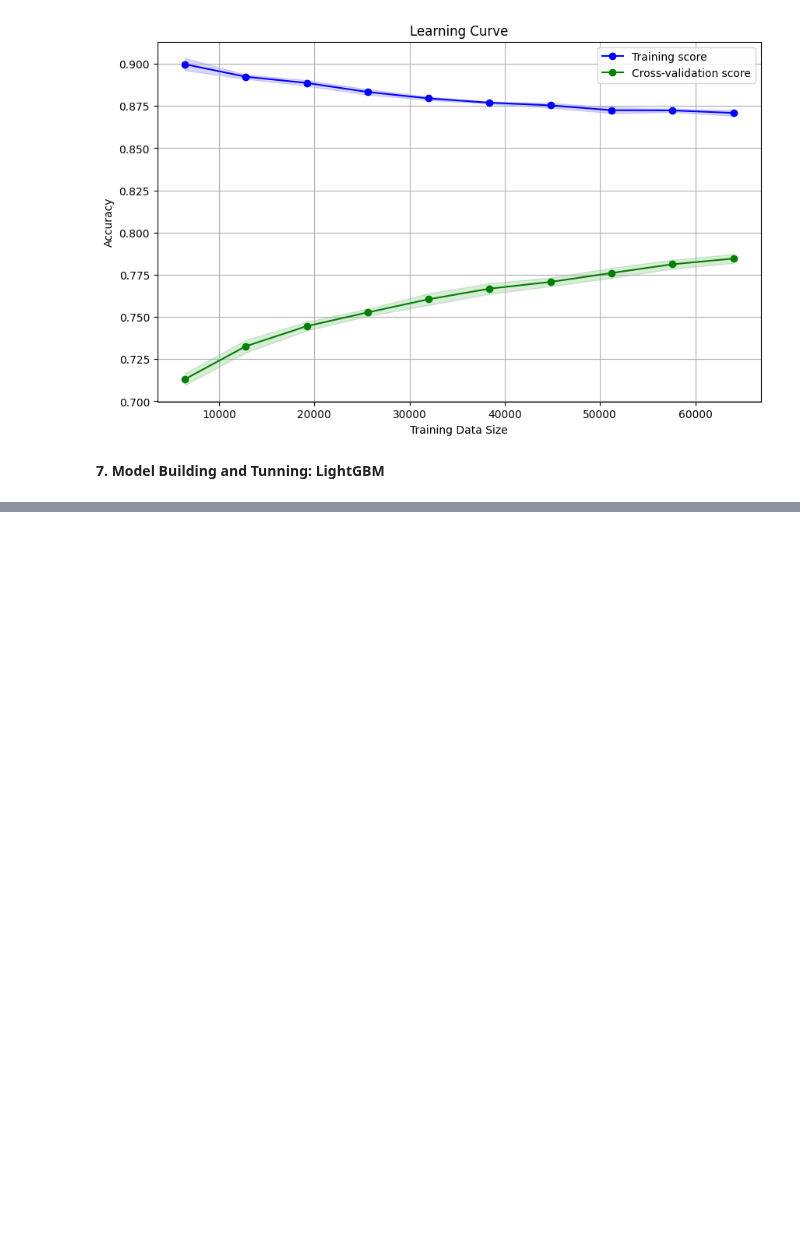
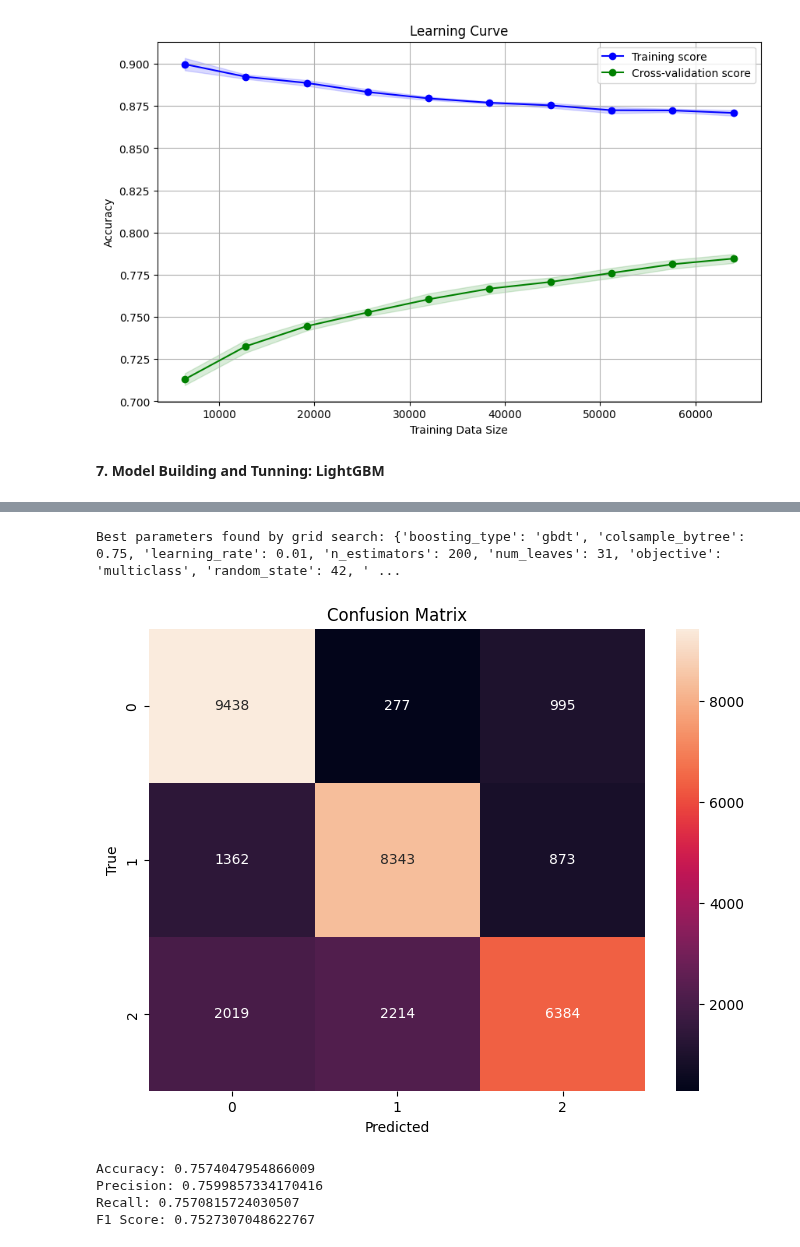
Before and after one commit to astronaut505/Credit-or-crisis, a Jupyter notebook: CreditScoreClassification2.ipynb, the cells around one changed output, grey strips where cells are left out. Saved outputs shown, nothing was run; the diff lists cells and outputs as text; code cells hidden in the pictures; blank space fills up the shorter version.

Commit message:
finished 2nd Model, Smote, and finished the project

```diff
--- a/CreditScoreClassification2.ipynb
+++ b/CreditScoreClassification2.ipynb
@@ -1177,0 +1029,54 @@ weighted avg       0.73      0.64      0.64     20000
+# %%
+import lightgbm as lgb
+from sklearn.model_selection import train_test_split, GridSearchCV
+from sklearn.metrics import accuracy_score, precision_recall_fscore_support, confusion_matrix
+from imblearn.over_sampling import SMOTE
+import matplotlib.pyplot as plt
+import seaborn as sns
+import pandas as pd
+
+
+smote = SMOTE()
+X_resampled, y_resampled = smote.fit_resample(X, y)
+
+#<--- splliting again after SMOTE
+X_train, X_valid, y_train, y_valid = train_test_split(X_resampled, y_resampled, test_size=0.2, random_state=42)
+
+# Define the parameter grid to search over
+param_grid = {
+    'learning_rate': [0.005, 0.01],
+    'n_estimators': [50, 150, 200],
+    'num_leaves': [6, 16, 24, 31],
+    'boosting_type': ['gbdt'],
+    'objective': ['multiclass'],
+    'random_state': [42],
+    'colsample_bytree': [0.65, 0.75],
+    'subsample': [0.7, 0.75],
+    'reg_alpha': [1, 1.2],
+    'reg_lambda': [1, 1.2, 1.4],
+}
+
+lgb_clf = lgb.LGBMClassifier(objective='multiclass', num_class=len(y.unique()), verbosity=-1)
+
+#<--- grid search
+grid_search = GridSearchCV(lgb_clf, param_grid, cv=3, scoring='accuracy', n_jobs=-1)
+grid_search.fit(X_train[selected_features], y_train)
+
+#<--- saving the best parameters so I don't need to run grid search every time
+best_params = grid_search.best_params_
+print("Best parameters found by grid search:", best_params)
+
+best_model = grid_search.best_estimator_
+
+y_pred = best_model.predict(X_valid[selected_features])
+
+#<--- decided to make sepeare function for confusion matrix and performance metrics
+accuracy = accuracy_score(y_valid, y_pred)
+precision, recall, f1, _ = precision_recall_fscore_support(y_valid, y_pred, average='macro')
+# %% [output]
+Best parameters found by grid search: {'boosting_type': 'gbdt', 'colsample_bytree': 0.75, 'learning_rate': 0.01, 'n_estimators': 200, 'num_leaves': 31, 'objective': 'multiclass', 'random_state': 42, ' ...
+[figure, added]
+Accuracy: 0.7574047954866009
+Precision: 0.7599857334170416
+Recall: 0.7570815724030507
+F1 Score: 0.7527307048622767
```
Also changed, not shown: parts of 19 cells of this notebook.
